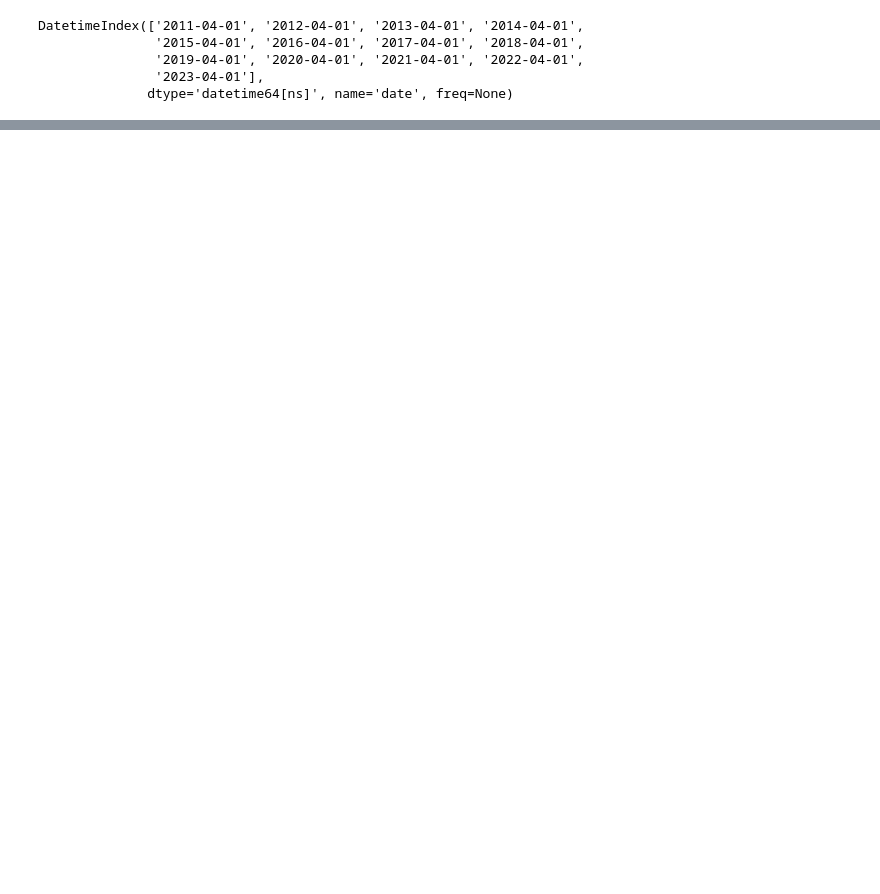
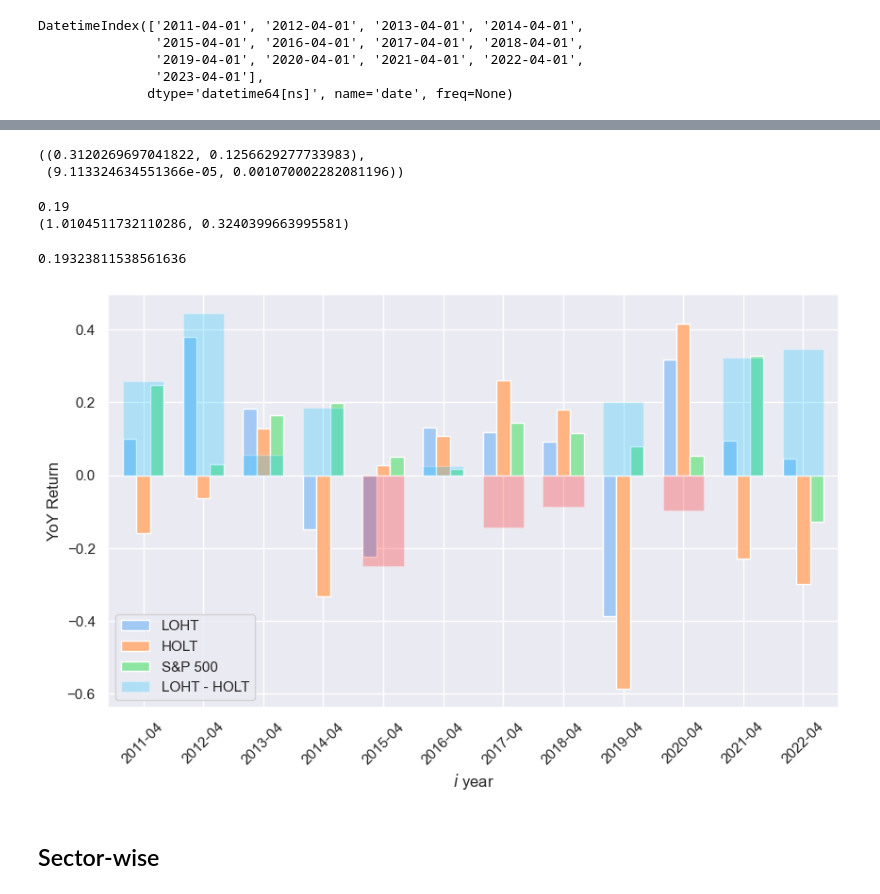
Before and after one commit to aalitvinov/vkrm_code, a Jupyter notebook: vkrm_code/main.ipynb, the cells around one changed output, grey strips where cells are left out. Saved outputs shown, nothing was run; the diff lists cells and outputs as text; code cells hidden in the pictures; blank space fills up the shorter version.

```diff
--- a/vkrm_code/main.ipynb
+++ b/vkrm_code/main.ipynb
@@ -168,9 +110,0 @@ atest_df = pd.concat([port[0].info for port in strategy.portfolios.values()]) #
-# %%
-loht_returns = []
-holt_returns = []
-difference = []
-
-for loht, holt in strategy.portfolios.values():
-    loht_returns.append(loht.mean_return)
-    holt_returns.append(holt.mean_return)
-    difference.append(loht.mean_return - holt.mean_return) # type: ignore
@@ -225,0 +185,21 @@ plt.subplots_adjust(bottom=0.15)
+# %%
+ljungbox_test(df), adf_test(df)
+# %% [output]
+((0.3120269697041822, 0.1256629277733983),
+ (9.113324634551366e-05, 0.001070002282081196))
+# %%
+print(round(wilcoxon_rs_test(df), 2))
+print(twosample_ttest(df))
+# %% [output]
+0.19
+(1.0104511732110286, 0.3240399663995581)
+# %%
+wilcoxon_rs_test(df)
+# %% [output]
+0.19323811538561636
+# %%
+plot_summary(strategy)
+# %% [output]
+[figure, added]
+# %% [markdown]
+## Sector-wise
```
Also changed, not shown: parts of 30 cells of this notebook, 12 other files.
